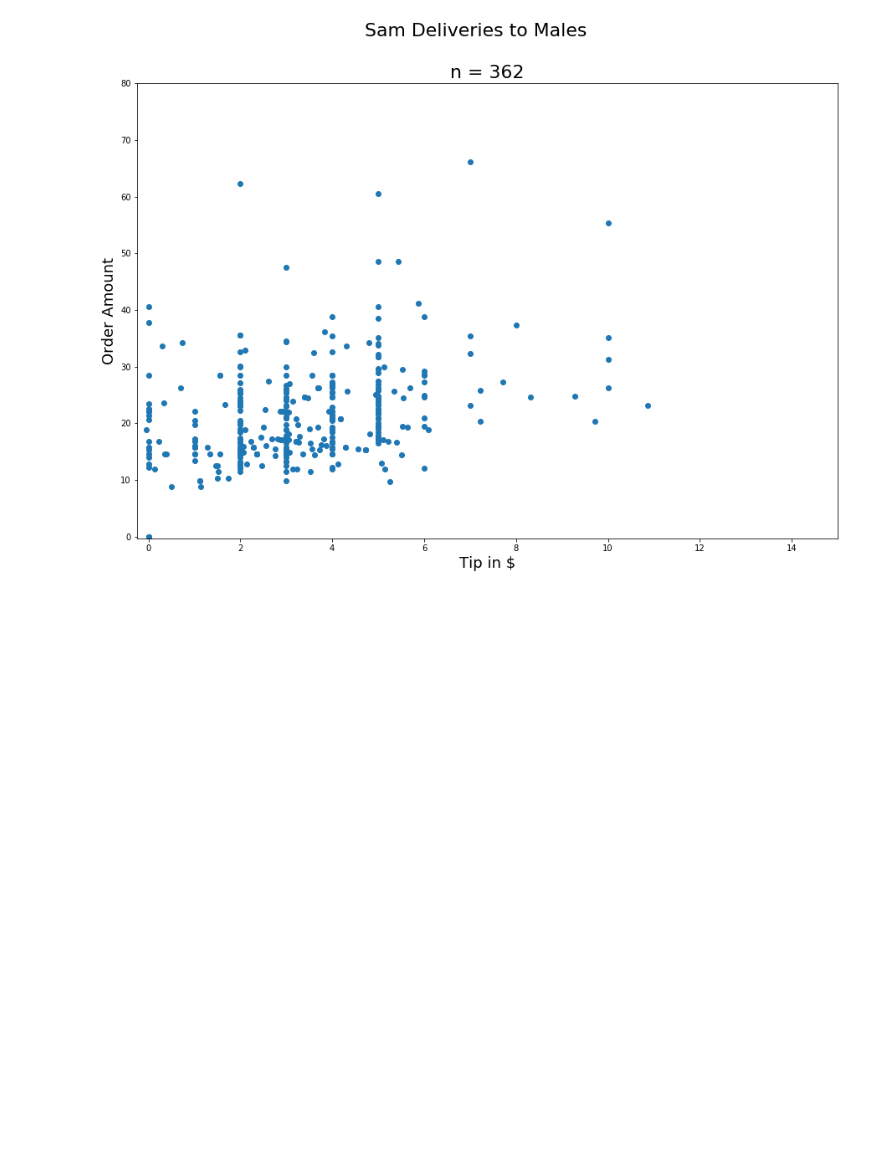
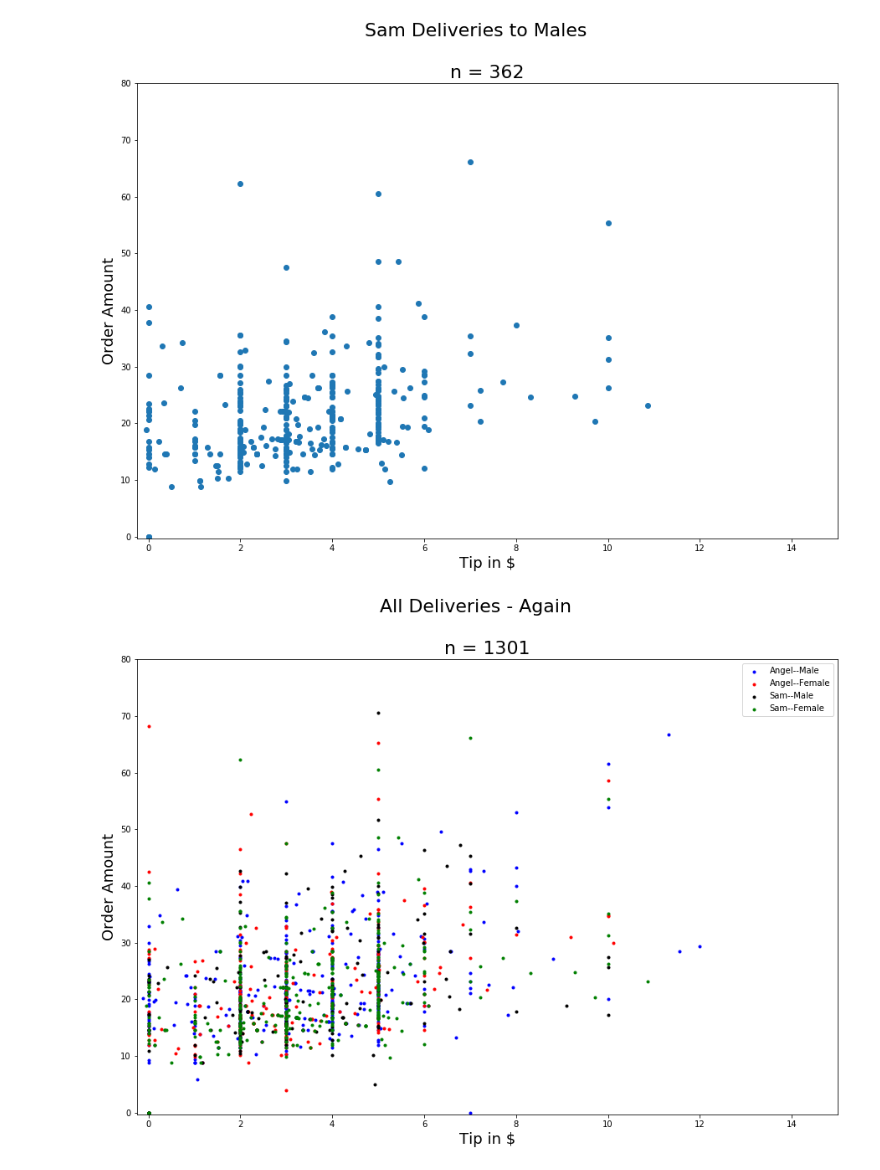
Before and after one commit to angelddaz/pizza_delivery, a Jupyter notebook: Jupyter Notebooks/004pizza_gender_tipping_scatterplots.ipynb, the cells around one changed output. Drawn from its saved outputs; the diff is of its cells as text; code cells hidden in the pictures; blank space fills up the shorter version.

Commit message:
one more scatter

```diff
--- a/Jupyter Notebooks/004pizza_gender_tipping_scatterplots.ipynb
+++ b/Jupyter Notebooks/004pizza_gender_tipping_scatterplots.ipynb
@@ -67,3 +67,23 @@ sam_male = sam_tip.loc[sam_tip['GenderOfTipper'] == 'Male']
 create_scatter(sam_male, 'Sam Deliveries to Males')
 # %% [output]
 [figure]
+# %%
+pl.ylabel(ylabel)
+pl.xlabel(xlabel)
+pl.scatter(angel_male.Tip, angel_male.OrderAmount, color='blue', marker='.', label='Angel--Male')
+pl.scatter(angel_female.Tip, angel_female.OrderAmount, color='red', marker='.', label='Angel--Female')
+pl.scatter(sam_female.Tip, sam_female.OrderAmount, color='black', marker='.', label='Sam--Male')
+pl.scatter(sam_male.Tip, sam_male.OrderAmount, color='green', marker='.', label='Sam--Female')
+n = len(angel_male) + len(angel_female) + len(sam_female) + len(sam_male)
+pl.title('n = %s' %n)
+pl.title('n = %s' %n, fontsize=22)
+pl.suptitle('All Deliveries - Again', fontsize =22)
+pl.ylabel(ylabel, fontsize=18)
+pl.xlabel(xlabel, fontsize=18)
+pl.xlim(-0.25, 15)
+pl.ylim(-0.30, 80)
+pl.rcParams['figure.figsize'] = (20, 15)
+pl.legend()
+pl.show()
+# %% [output]
+[figure, added]
```
Also changed, not shown: parts of 1 cell of this notebook.
